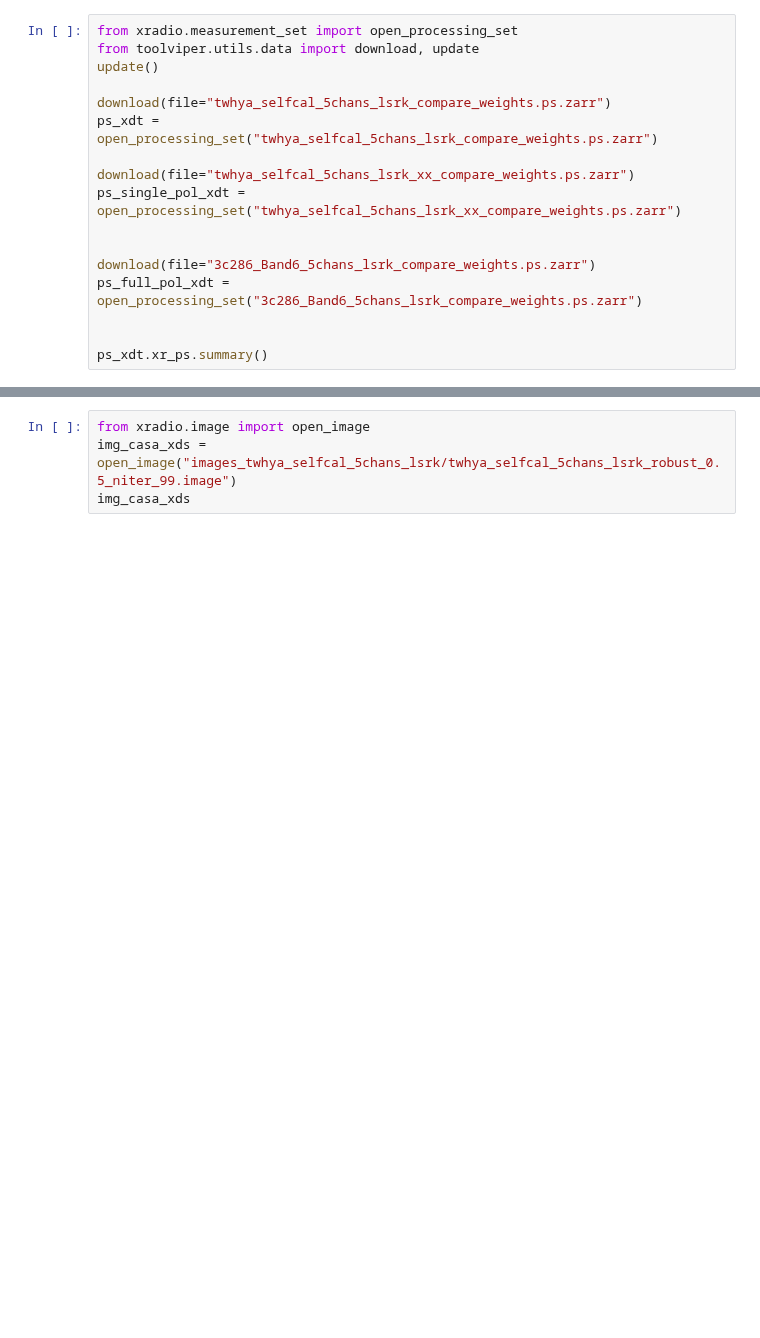
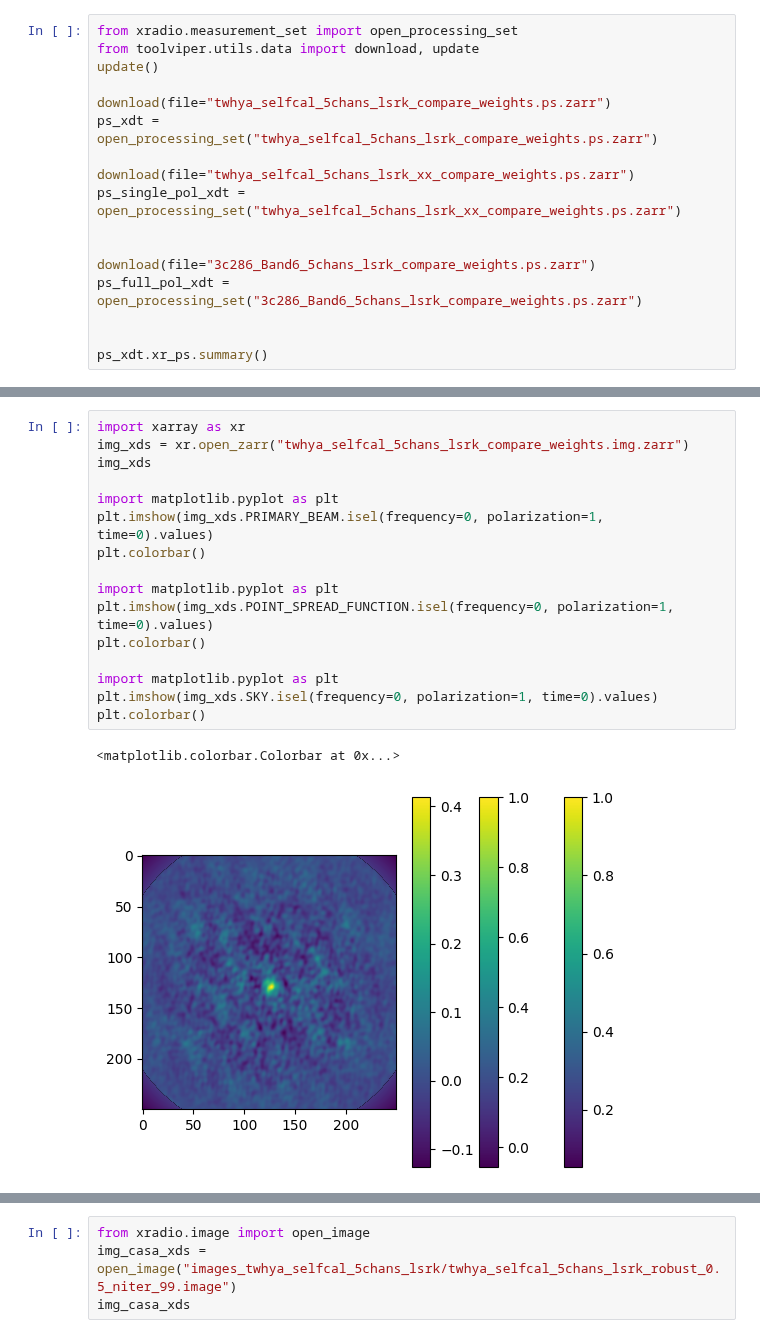
Before and after one commit to casangi/astroviper, a Jupyter notebook: docs/tutorials/cube_single_field_imaging.ipynb, the cells around one changed output, grey strips where cells are left out. Cells and saved outputs as stored; diff of their text form; blank space fills up the shorter version.

```diff
--- a/docs/tutorials/cube_single_field_imaging.ipynb
+++ b/docs/tutorials/cube_single_field_imaging.ipynb
@@ -138,0 +216,19 @@ KeyError: 'weight_imaging'
+# %%
+import xarray as xr
+img_xds = xr.open_zarr("twhya_selfcal_5chans_lsrk_compare_weights.img.zarr")
+img_xds
+
+import matplotlib.pyplot as plt
+plt.imshow(img_xds.PRIMARY_BEAM.isel(frequency=0, polarization=1, time=0).values)
+plt.colorbar()
+
+import matplotlib.pyplot as plt
+plt.imshow(img_xds.POINT_SPREAD_FUNCTION.isel(frequency=0, polarization=1, time=0).values)
+plt.colorbar()
+
+import matplotlib.pyplot as plt
+plt.imshow(img_xds.SKY.isel(frequency=0, polarization=1, time=0).values)
+plt.colorbar()
+# %% [output]
+<matplotlib.colorbar.Colorbar at 0x...>
+[figure, added]
```
Also changed, not shown: parts of 6 cells of this notebook, 13 other files.
